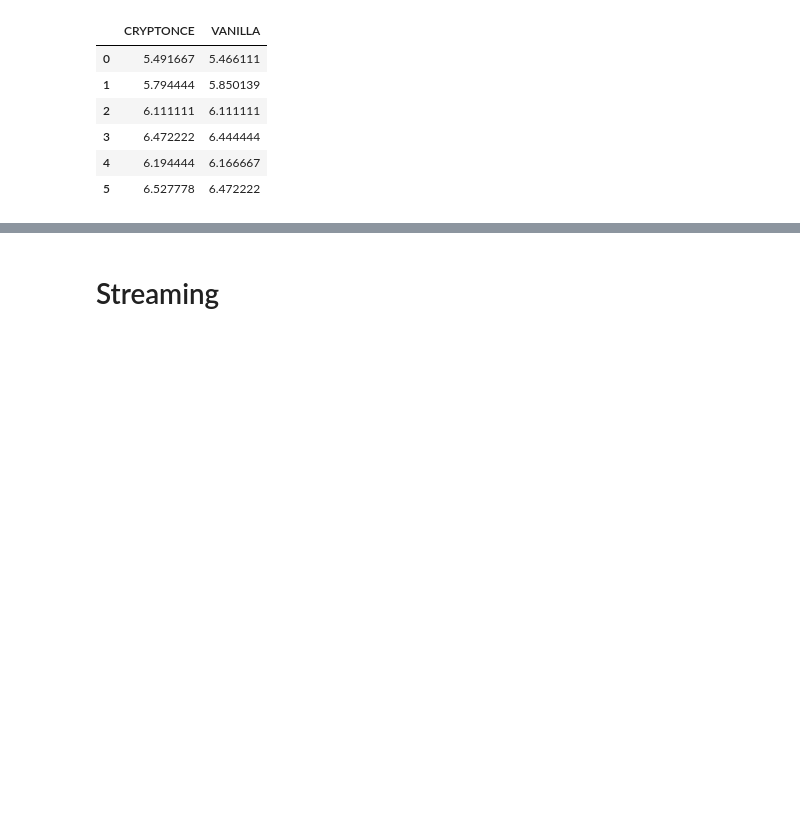
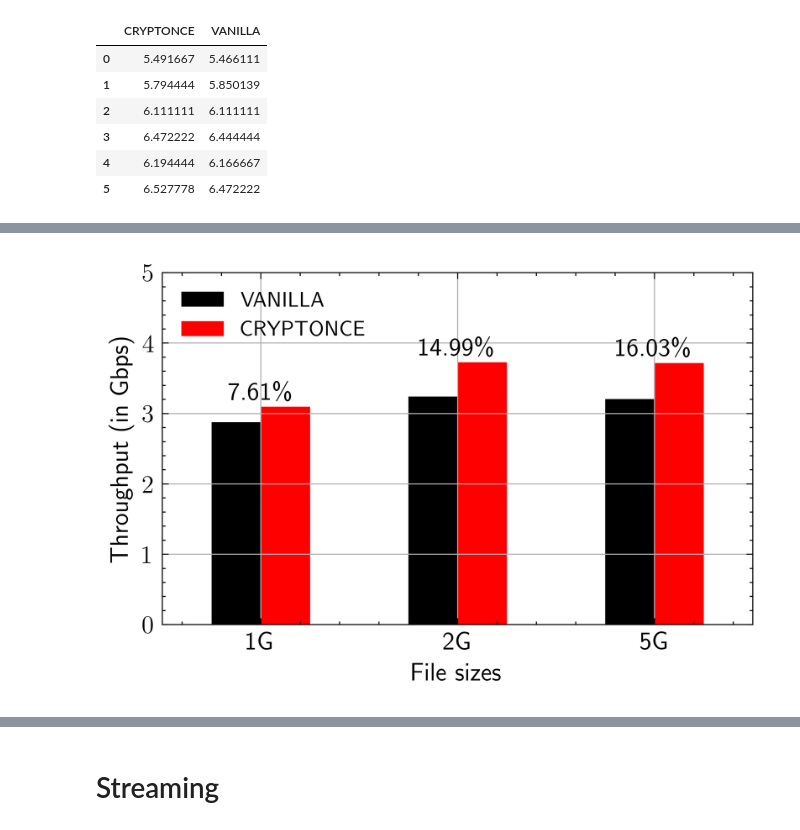
Before and after one commit to cesar237/wireguard-results-analysis, a Jupyter notebook: notebooks/Client Bench Analysis.ipynb, the cells around one changed output, grey strips where cells are left out. Drawn from its saved outputs; the diff is of its cells as text; code cells hidden in the pictures; blank space fills up the shorter version.

```diff
--- a/notebooks/Client Bench Analysis.ipynb
+++ b/notebooks/Client Bench Analysis.ipynb
@@ -277,0 +321,31 @@ df[['CRYPTONCE', 'VANILLA']] / 18
+# %%
+importer = import_sar_net_scp
+index = ['filesize', 'direction']
+metric = 'throughput'
+
+df = get_metric(importer=importer, index=index, metric=metric, negative=False,
+               variants=variants, res_dirs=res_dirs)
+df = df[df.direction == 'up']
+df[['VANILLA', 'CRYPTONCE', 'difference']] /= (1024*1024)
+df[['VANILLA', 'CRYPTONCE', 'difference']] *= 8
+
+
+with plt.style.context(['science', 'ieee']):
+    ax = df.plot.bar(
+        figsize=(5, 3), x='filesize', y=['VANILLA', 'CRYPTONCE'],
+        grid=True, color=['black', 'red'], ylabel='Throughput (in Gbps)',
+        xlabel="File sizes", ylim=[0, 5]
+    )
+    plt.xticks(rotation=0)
+
+    annotate = 'improvement'
+    space = .1
+    for k, i in enumerate(df.index):
+#         suffix = "\%" if annotate == "improvement" else ""
+        max_height = df.loc[i, 'CRYPTONCE']  # Position at the higher bar
+        ax.text(k, max_height + space, f'{df.loc[i, annotate]:.2f}\%',
+                ha='center', fontsize=12)
+    plt.legend(loc='upper left', prop = {"size":10})
+    plt.savefig("../graphs/scp_throughput.pdf", dpi=300)
+# %% [output]
+[figure, added]
```
Also changed, not shown: parts of 17 cells of this notebook, 13 other files.
